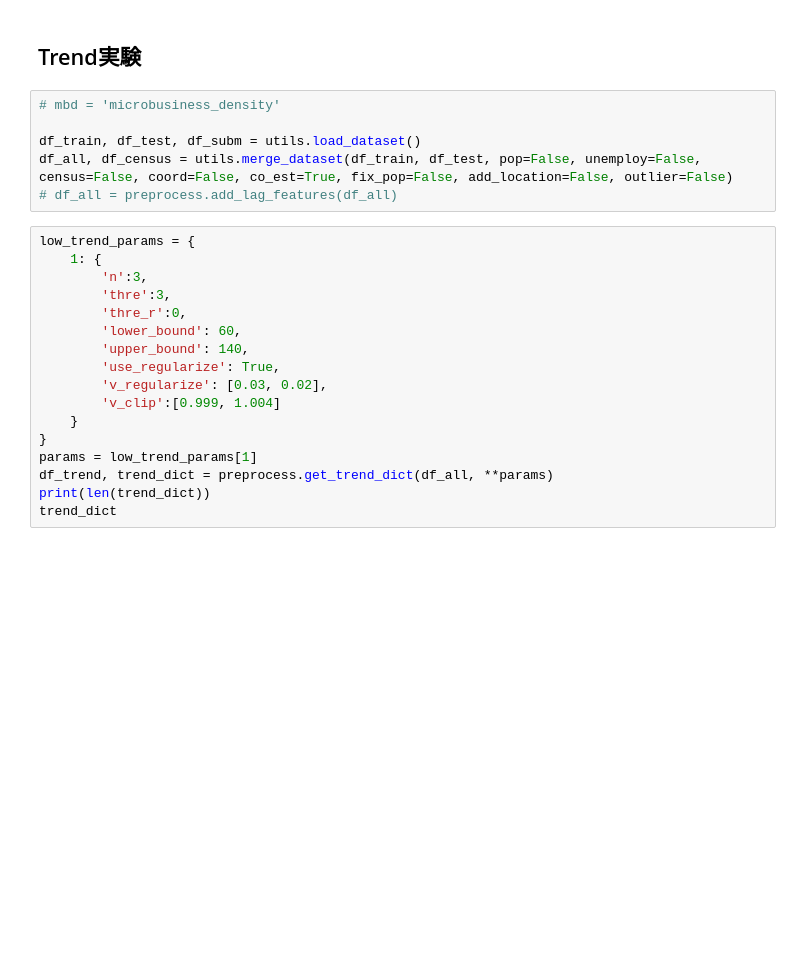
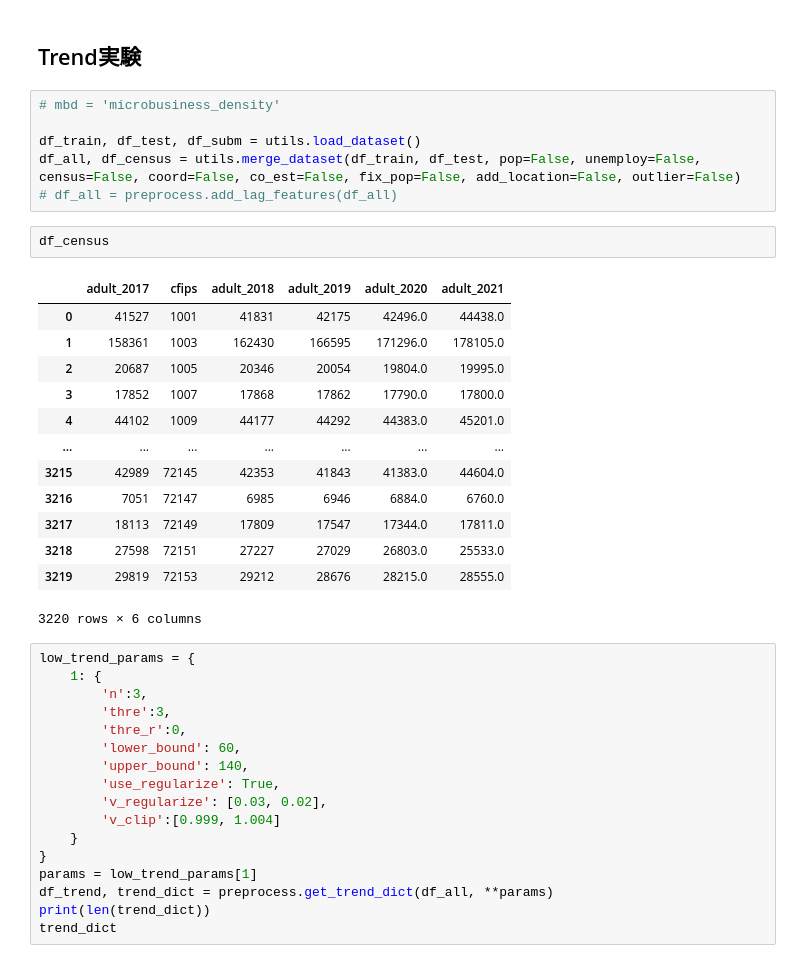
Before and after one commit to KazuakiTokunaga/kaggle-godaddy, a Jupyter notebook: code-analysis/analysis_work.ipynb, the cells around one changed output. Drawn from its saved outputs; the diff is of its cells as text; blank space fills up the shorter version.

```diff
--- a/code-analysis/analysis_work.ipynb
+++ b/code-analysis/analysis_work.ipynb
@@ -25,8 +25,24 @@ pd.set_option('display.max_columns', 100)
 # mbd = 'microbusiness_density'
 
 df_train, df_test, df_subm = utils.load_dataset()
-df_all, df_census = utils.merge_dataset(df_train, df_test, pop=False, unemploy=False, census=False, coord=False, co_est=True, fix_pop=False, add_location=False, outlier=False)
+df_all, df_census = utils.merge_dataset(df_train, df_test, pop=False, unemploy=False, census=False, coord=False, co_est=False, fix_pop=False, add_location=False, outlier=False)
 # df_all = preprocess.add_lag_features(df_all)
+# %%
+df_census
+# %% [output]
+|  | adult_2017 | cfips | adult_2018 | adult_2019 | adult_2020 | adult_2021 |
+| 0 | 41527 | 1001 | 41831 | 42175 | 42496.0 | 44438.0 |
+| 1 | 158361 | 1003 | 162430 | 166595 | 171296.0 | 178105.0 |
+| 2 | 20687 | 1005 | 20346 | 20054 | 19804.0 | 19995.0 |
+| 3 | 17852 | 1007 | 17868 | 17862 | 17790.0 | 17800.0 |
+| 4 | 44102 | 1009 | 44177 | 44292 | 44383.0 | 45201.0 |
+| ... | ... | ... | ... | ... | ... | ... |
+| 3215 | 42989 | 72145 | 42353 | 41843 | 41383.0 | 44604.0 |
+| 3216 | 7051 | 72147 | 6985 | 6946 | 6884.0 | 6760.0 |
+| 3217 | 18113 | 72149 | 17809 | 17547 | 17344.0 | 17811.0 |
+| 3218 | 27598 | 72151 | 27227 | 27029 | 26803.0 | 25533.0 |
+| 3219 | 29819 | 72153 | 29212 | 28676 | 28215.0 | 28555.0 |
+3220 rows × 6 columns
 # %%
 low_trend_params = {
     1: {
```
Also changed, not shown: parts of 13 cells of this notebook, 2 other files.
